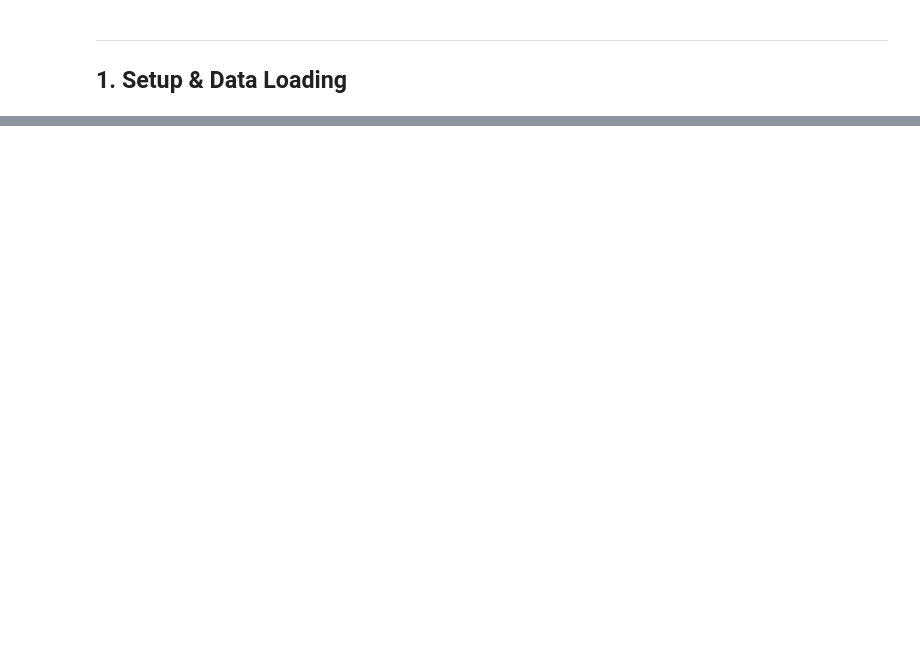
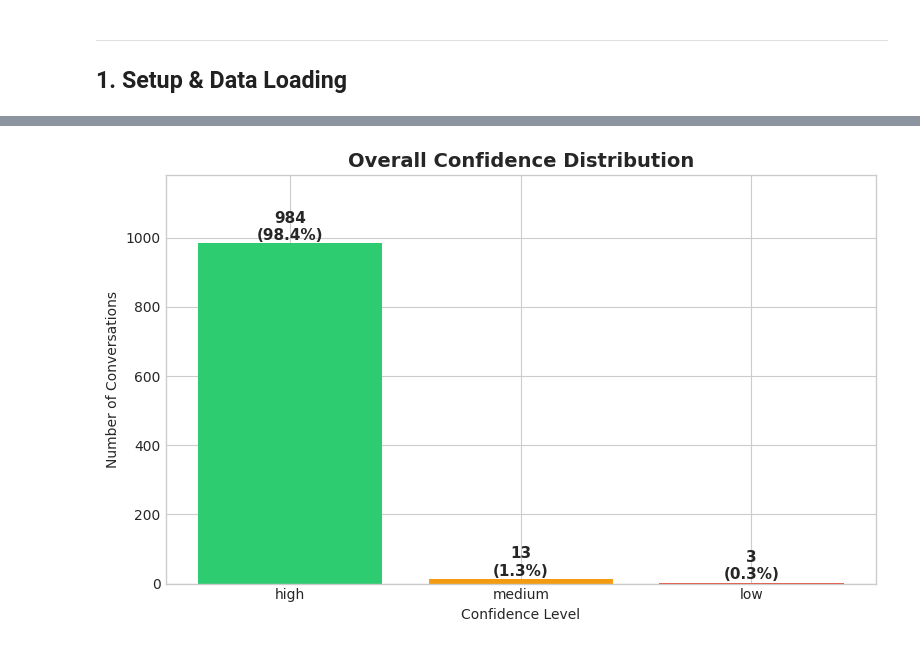
Before and after one commit to JosephGillData/conversation-topic-classifier, a Jupyter notebook: model_review.ipynb, the cells around one changed output, grey strips where cells are left out. Saved outputs shown, nothing was run; the diff lists cells and outputs as text; code cells hidden in the pictures; blank space fills up the shorter version.

```diff
--- a/model_review.ipynb
+++ b/model_review.ipynb
@@ -1097,0 +261,15 @@ print("5. Build handler feedback loop for summary quality")
+# %%
+"""
+Overall confidence level distribution.
+"""
+# Confidence counts
+conf_counts = df['confidence'].value_counts().reindex(['high', 'medium', 'low']).fillna(0).astype(int)
+conf_pcts = (conf_counts / len(df) * 100).round(1)
+
+conf_summary = pd.DataFrame({
+    'Count': conf_counts,
+    'Percentage': conf_pcts
+})
+
+print("Overall Confidence Distribution:")
+conf_summary
@@ -1097,0 +283,28 @@ print("5. Build handler feedback loop for summary quality")
+# %%
+"""
+Visualize overall confidence distribution.
+"""
+fig, ax = plt.subplots(figsize=(8, 5))
+
+colors = {'high': '#2ecc71', 'medium': '#f39c12', 'low': '#e74c3c'}
+bars = ax.bar(conf_counts.index, conf_counts.values,
+              color=[colors.get(c, 'gray') for c in conf_counts.index])
+
+# Add count labels on bars
+for bar, count, pct in zip(bars, conf_counts.values, conf_pcts.values):
+    ax.text(bar.get_x() + bar.get_width()/2, bar.get_height() + 10,
+            f'{count}\n({pct}%)', ha='center', fontsize=11, fontweight='bold')
+
+ax.set_xlabel('Confidence Level')
+ax.set_ylabel('Number of Conversations')
+ax.set_title('Overall Confidence Distribution', fontsize=14, fontweight='bold')
+ax.set_ylim(0, max(conf_counts.values) * 1.2)
+
+plt.tight_layout()
+
+if EXPORT_CHARTS:
+    plt.savefig('charts/confidence_distribution.png', dpi=CHART_DPI, bbox_inches='tight')
+
+plt.show()
+# %% [output]
+[figure, added]
```
Also changed, not shown: parts of 57 cells of this notebook, 1 other file.
